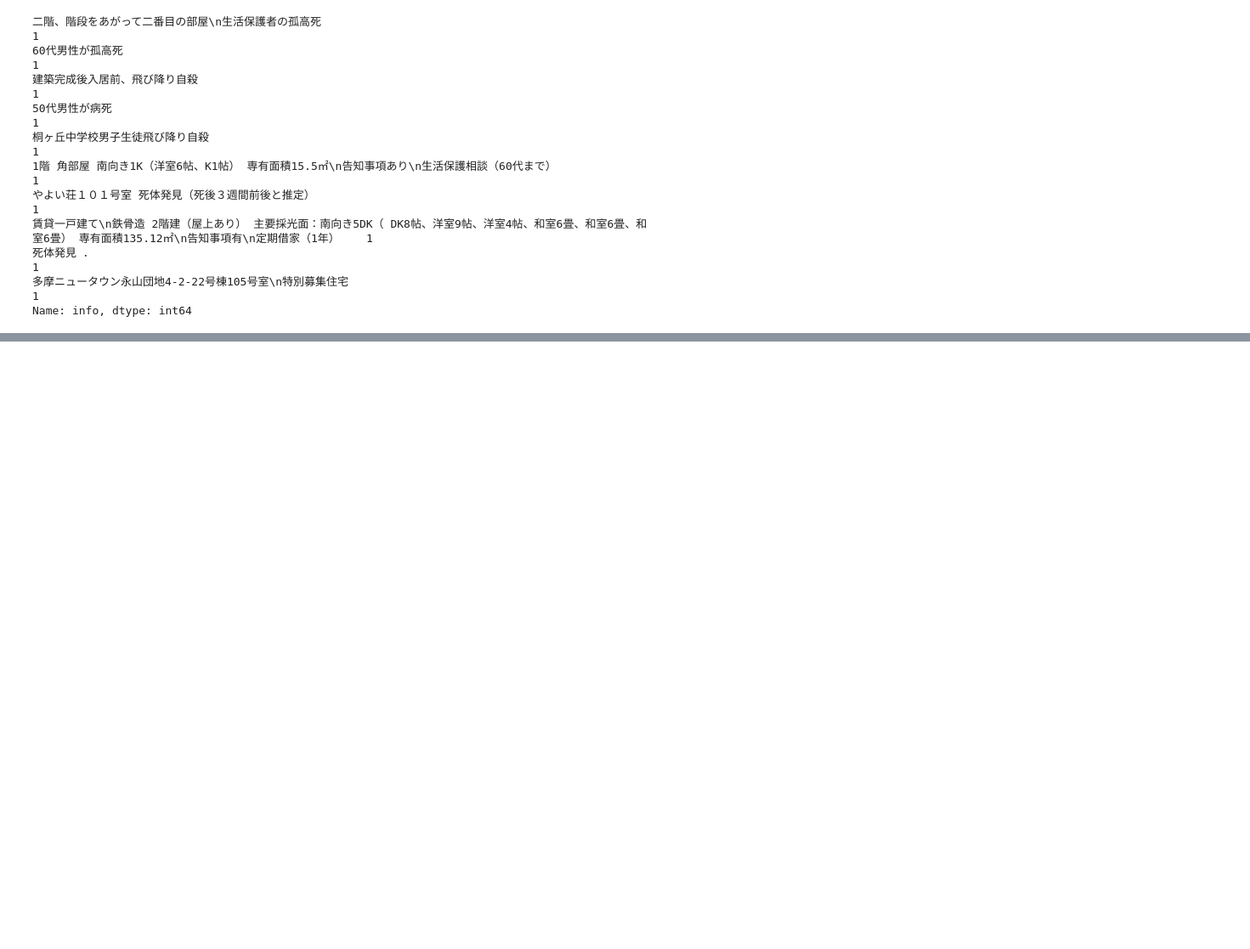
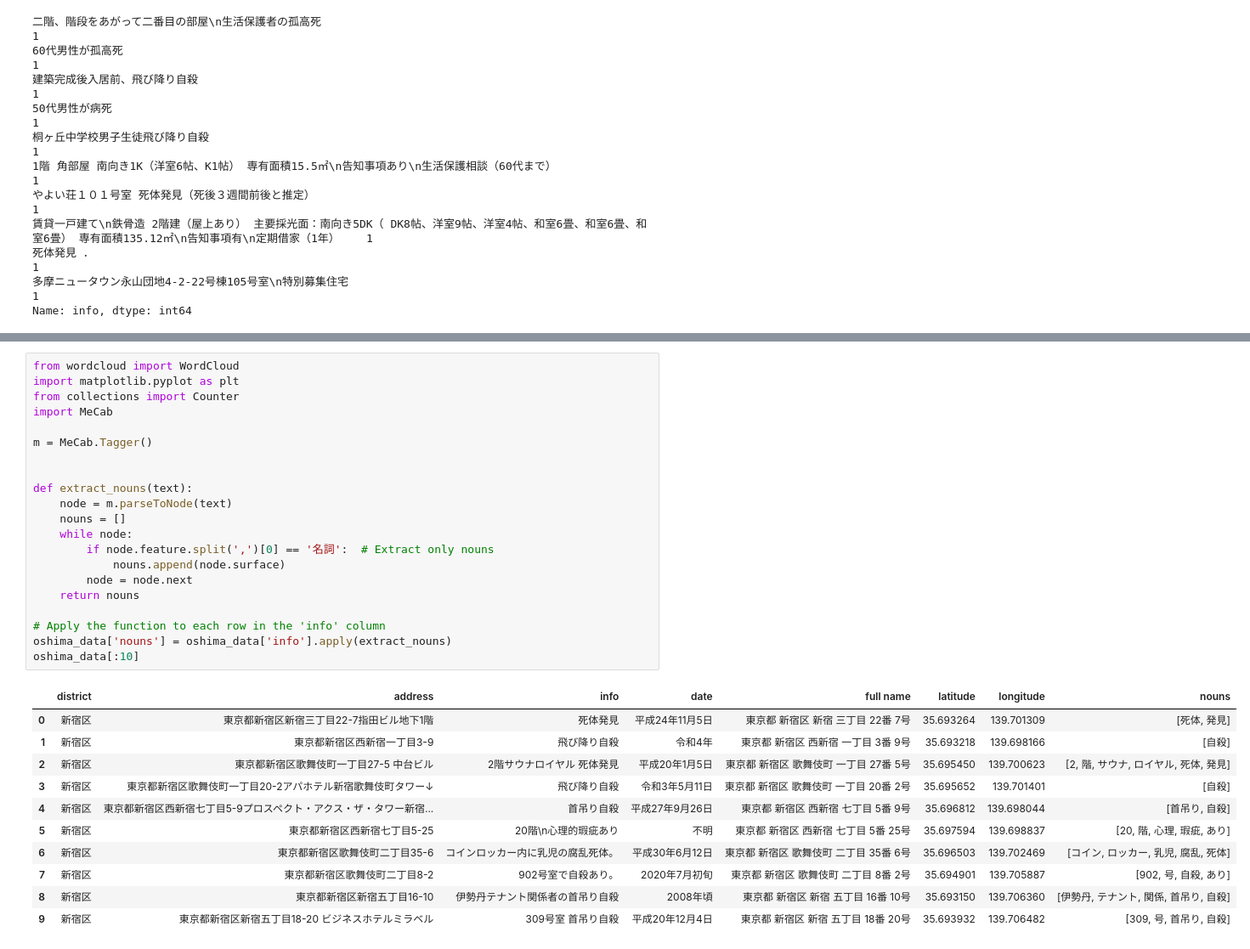
Before and after one commit to zinnie1025/AirbnbWise, a Jupyter notebook: Dataset_Processing/yunyoung/oshima_open_EDA.ipynb, the cells around one changed output, grey strips where cells are left out. Shown: that part at 85% size. Drawn from its saved outputs; the diff is of its cells as text; blank space fills up the shorter version.

```diff
--- a/Dataset_Processing/yunyoung/oshima_open_EDA.ipynb
+++ b/Dataset_Processing/yunyoung/oshima_open_EDA.ipynb
@@ -611,0 +677,33 @@ airbnb[:50].to_csv('airbnb_data_sample.csv')
+# %%
+from wordcloud import WordCloud
+import matplotlib.pyplot as plt
+from collections import Counter
+import MeCab
+
+m = MeCab.Tagger()
+
+
+def extract_nouns(text):
+    node = m.parseToNode(text)
+    nouns = []
+    while node:
+        if node.feature.split(',')[0] == '名詞':  # Extract only nouns
+            nouns.append(node.surface)
+        node = node.next
+    return nouns
+
+# Apply the function to each row in the 'info' column
+oshima_data['nouns'] = oshima_data['info'].apply(extract_nouns)
+oshima_data[:10]
+# %% [output]
+|  | district | address | info | date | full name | latitude | longitude | nouns |
+| 0 | 新宿区 | 東京都新宿区新宿三丁目22-7指田ビル地下1階 | 死体発見 | 平成24年11月5日 | 東京都 新宿区 新宿 三丁目 22番 7号 | 35.693264 | 139.701309 | [死体, 発見] |
+| 1 | 新宿区 | 東京都新宿区西新宿一丁目3-9 | 飛び降り自殺 | 令和4年 | 東京都 新宿区 西新宿 一丁目 3番 9号 | 35.693218 | 139.698166 | [自殺] |
+| 2 | 新宿区 | 東京都新宿区歌舞伎町一丁目27-5 中台ビル | 2階サウナロイヤル 死体発見 | 平成20年1月5日 | 東京都 新宿区 歌舞伎町 一丁目 27番 5号 | 35.695450 | 139.700623 | [2, 階, サウナ, ロイヤル, 死体, 発見] |
+| 3 | 新宿区 | 東京都新宿区歌舞伎町一丁目20-2アパホテル新宿歌舞伎町タワー↓ | 飛び降り自殺 | 令和3年5月11日 | 東京都 新宿区 歌舞伎町 一丁目 20番 2号 | 35.695652 | 139.701401 | [自殺] |
+| 4 | 新宿区 | 東京都新宿区西新宿七丁目5-9プロスペクト・アクス・ザ・タワー新宿... | 首吊り自殺 | 平成27年9月26日 | 東京都 新宿区 西新宿 七丁目 5番 9号 | 35.696812 | 139.698044 | [首吊り, 自殺] |
+| 5 | 新宿区 | 東京都新宿区西新宿七丁目5-25 | 20階\n心理的瑕疵あり | 不明 | 東京都 新宿区 西新宿 七丁目 5番 25号 | 35.697594 | 139.698837 | [20, 階, 心理, 瑕疵, あり] |
+| 6 | 新宿区 | 東京都新宿区歌舞伎町二丁目35-6 | コインロッカー内に乳児の腐乱死体。 | 平成30年6月12日 | 東京都 新宿区 歌舞伎町 二丁目 35番 6号 | 35.696503 | 139.702469 | [コイン, ロッカー, 乳児, 腐乱, 死体] |
+| 7 | 新宿区 | 東京都新宿区歌舞伎町二丁目8-2 | 902号室で自殺あり。 | 2020年7月初旬 | 東京都 新宿区 歌舞伎町 二丁目 8番 2号 | 35.694901 | 139.705887 | [902, 号, 自殺, あり] |
+| 8 | 新宿区 | 東京都新宿区新宿五丁目16-10 | 伊勢丹テナント関係者の首吊り自殺 | 2008年頃 | 東京都 新宿区 新宿 五丁目 16番 10号 | 35.693150 | 139.706360 | [伊勢丹, テナント, 関係, 首吊り, 自殺] |
+| 9 | 新宿区 | 東京都新宿区新宿五丁目18-20 ビジネスホテルミラベル | 309号室 首吊り自殺 | 平成20年12月4日 | 東京都 新宿区 新宿 五丁目 18番 20号 | 35.693932 | 139.706482 | [309, 号, 首吊り, 自殺] |
```
Also changed, not shown: parts of 14 cells of this notebook.
